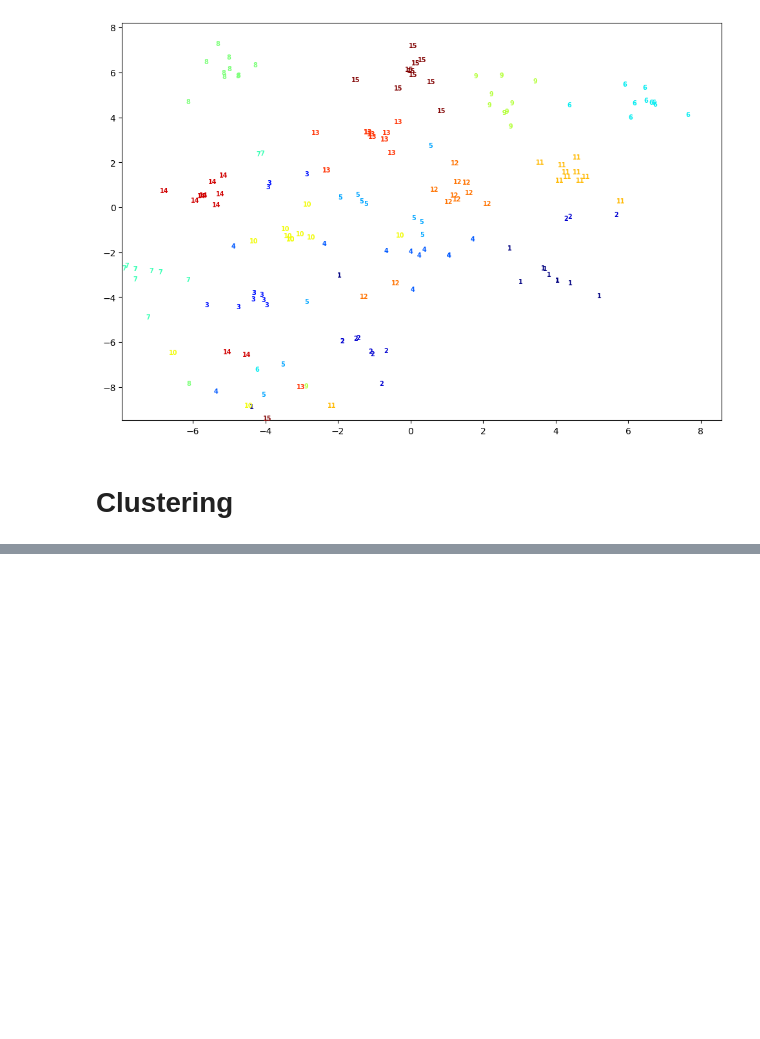
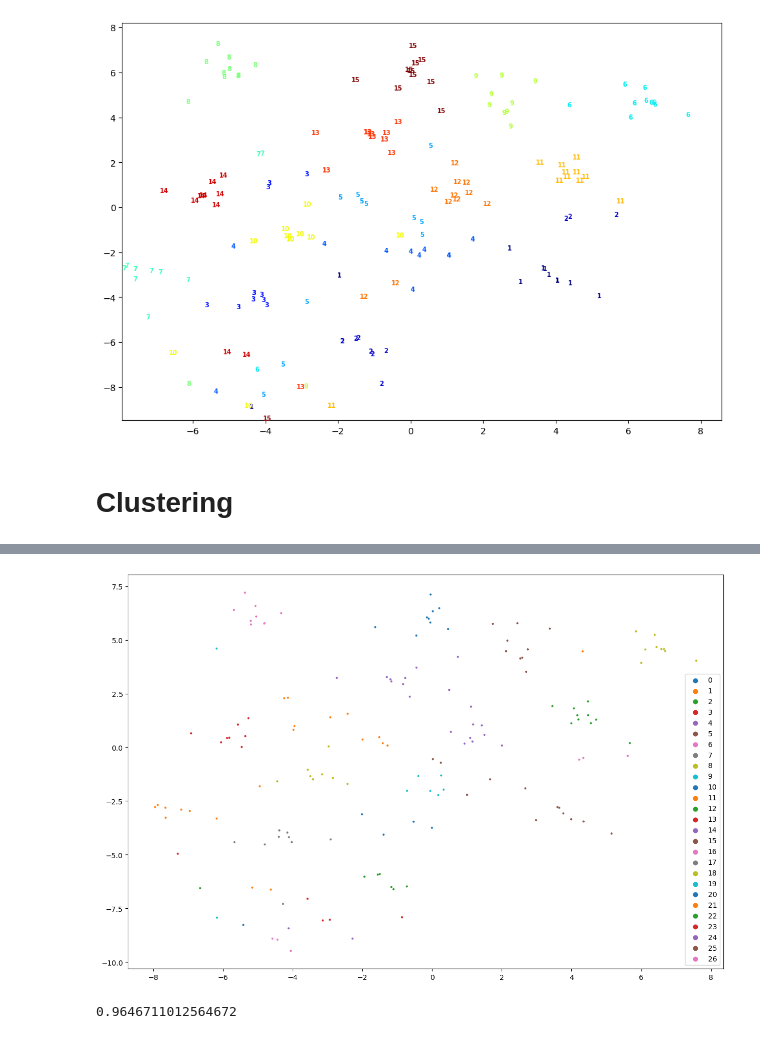
Before and after one commit to afsharino/Computational-Intelligence, a Jupyter notebook: Contents/01. Unsupervised Learning/Assignments/Clustering-Project/src/Clustering-Phase 1.ipynb, the cells around one changed output, grey strips where cells are left out. Drawn from its saved outputs; the diff is of its cells as text; code cells hidden in the pictures; blank space fills up the shorter version.

```diff
--- a/Contents/01. Unsupervised Learning/Assignments/Clustering-Project/src/Clustering-Phase 1.ipynb
+++ b/Contents/01. Unsupervised Learning/Assignments/Clustering-Project/src/Clustering-Phase 1.ipynb
@@ -217,0 +224,10 @@ for i in range(1, 30):
+# %%
+plt.figure(figsize=(15, 10))
+sns.scatterplot(x=X_embedded[:, 0], y=X_embedded[:, 1],hue=pred_kmeans[26], palette='tab10', s=10)
+plt.show()
+# %% [output]
+[figure, added]
+# %%
+rand_score(list(map(int, y)), labels_pred_kmeans)
+# %% [output]
+0.9646711012564672
```
Also changed, not shown: parts of 1 cell of this notebook, 2 other files.
